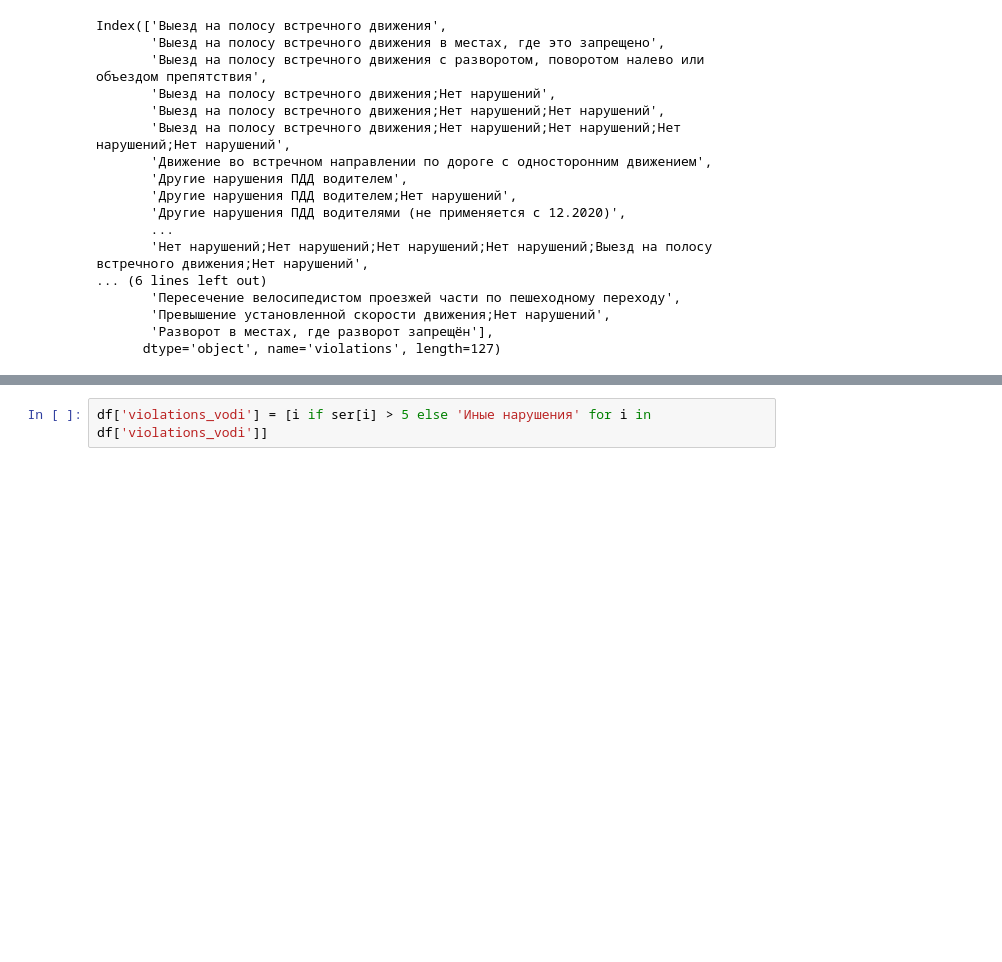
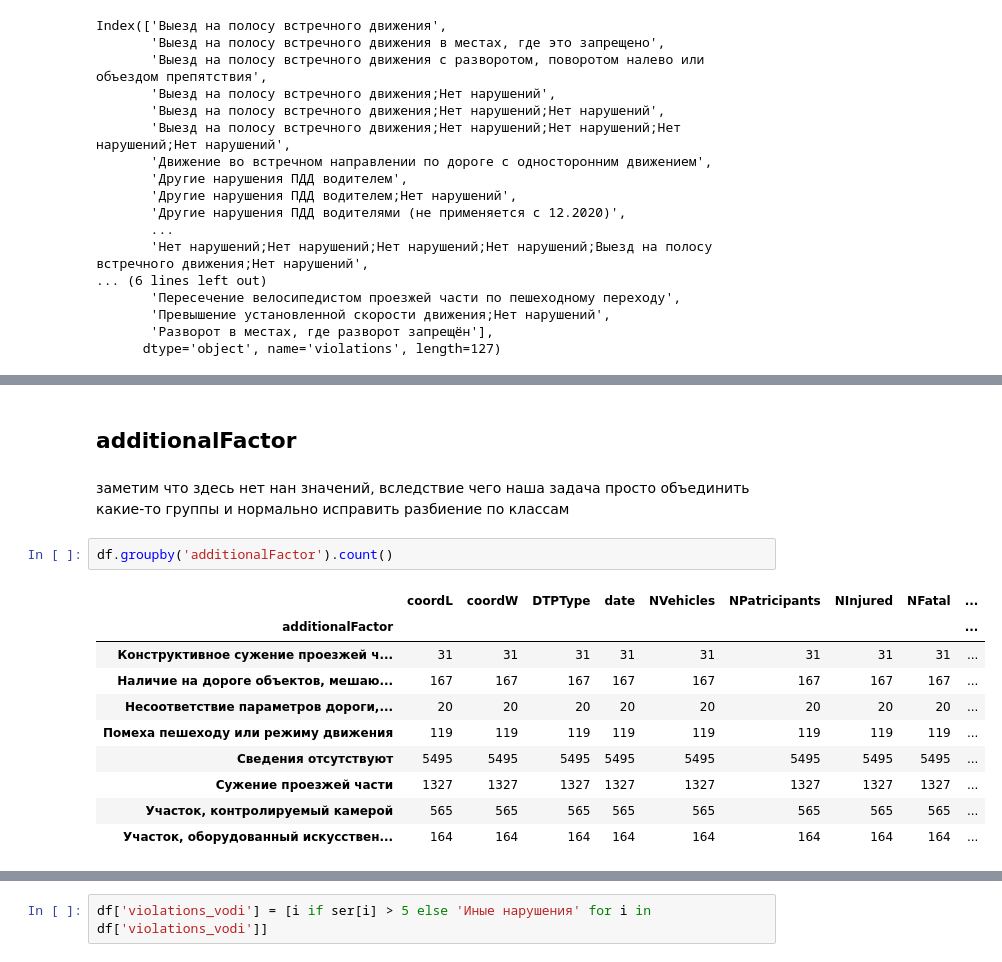
Before and after one commit to ovad4221/Accident_prediction_system, a Jupyter notebook: Avarii_project_primary_analysis.ipynb, the cells around one changed output, grey strips where cells are left out. Cells and saved outputs as stored; diff of their text form; blank space fills up the shorter version.

```diff
--- a/Avarii_project_primary_analysis.ipynb
+++ b/Avarii_project_primary_analysis.ipynb
@@ -93,0 +181,17 @@ n
+# %% [markdown]
+## additionalFactor
+# %% [markdown]
+заметим что здесь нет нан значений, вследствие чего наша задача просто объединить какие-то группы и нормально исправить разбиение по классам
+# %%
+df.groupby('additionalFactor').count()
+# %% [output]
+|  | coordL | coordW | DTPType | date | NVehicles | NPatricipants | NInjured | NFatal | ... |
+| additionalFactor |  |  |  |  |  |  |  |  | ... |
+| Конструктивное сужение проезжей ч... | 31 | 31 | 31 | 31 | 31 | 31 | 31 | 31 | ... |
+| Наличие на дороге объектов, мешаю... | 167 | 167 | 167 | 167 | 167 | 167 | 167 | 167 | ... |
+| Несоответствие параметров дороги,... | 20 | 20 | 20 | 20 | 20 | 20 | 20 | 20 | ... |
+| Помеха пешеходу или режиму движения | 119 | 119 | 119 | 119 | 119 | 119 | 119 | 119 | ... |
+| Сведения отсутствуют | 5495 | 5495 | 5495 | 5495 | 5495 | 5495 | 5495 | 5495 | ... |
+| Сужение проезжей части | 1327 | 1327 | 1327 | 1327 | 1327 | 1327 | 1327 | 1327 | ... |
+| Участок, контролируемый камерой | 565 | 565 | 565 | 565 | 565 | 565 | 565 | 565 | ... |
+| Участок, оборудованный искусствен... | 164 | 164 | 164 | 164 | 164 | 164 | 164 | 164 | ... |
```
Also changed, not shown: parts of 20 cells of this notebook.
